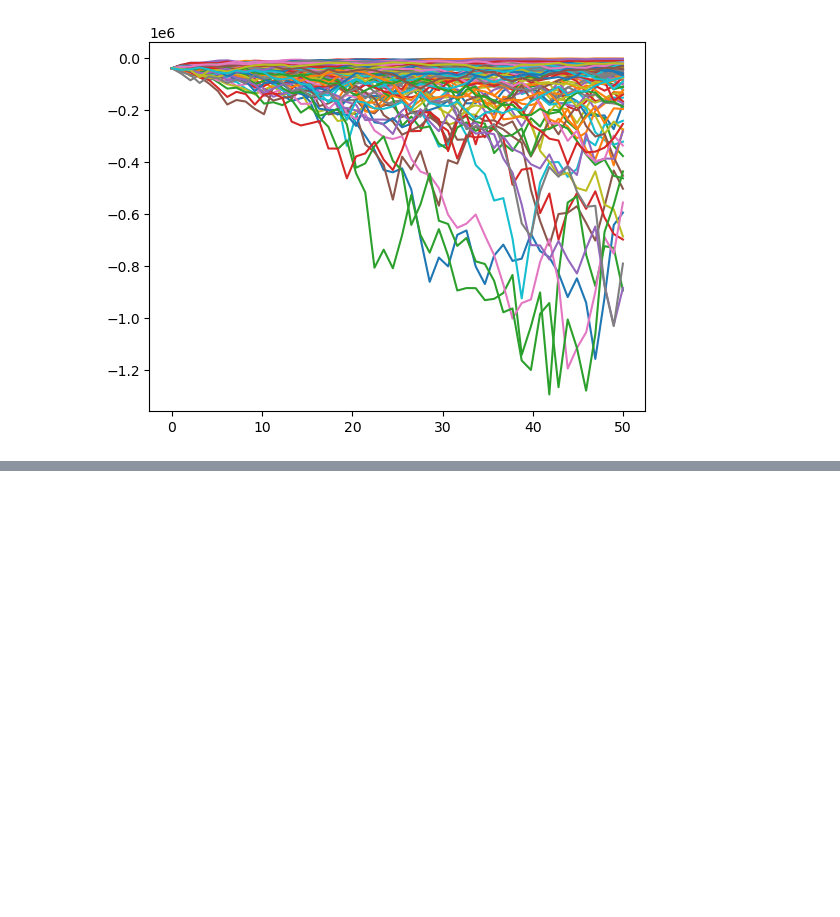
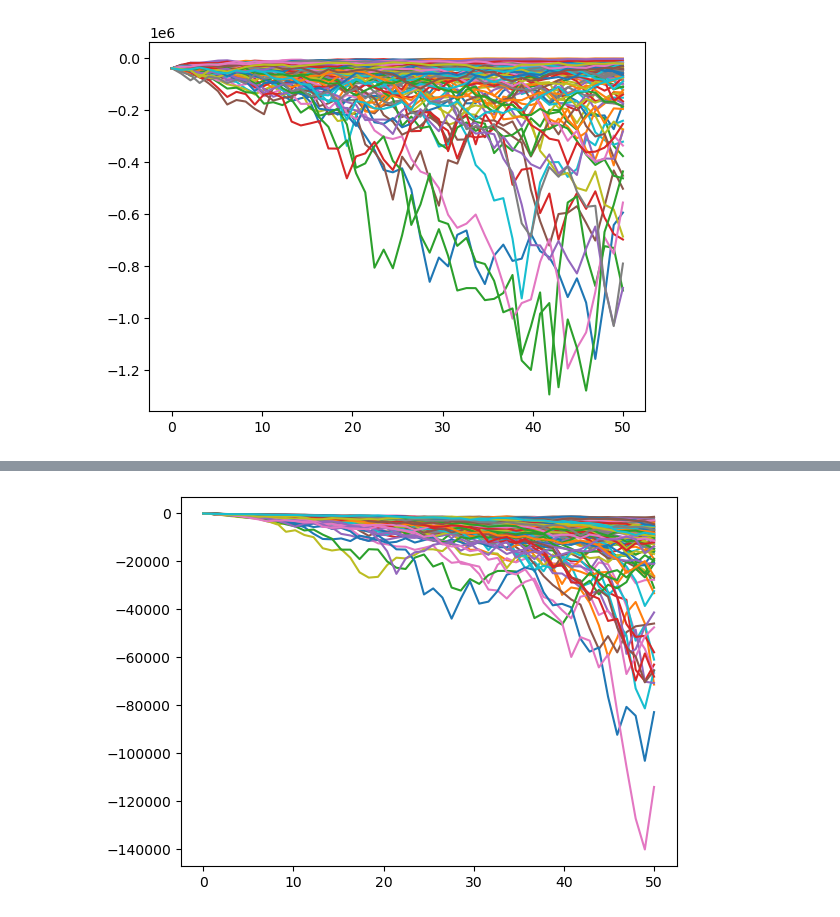
Before and after one commit to NoeDebrois/MSc-Mathematical-Engineering, a Jupyter notebook: Courses/Insurance and Econometrics/Insurance_Project.ipynb, the cells around one changed output, grey strips where cells are left out. Saved outputs shown, nothing was run; the diff lists cells and outputs as text; code cells hidden in the pictures; blank space fills up the shorter version.

```diff
--- a/Courses/Insurance and Econometrics/Insurance_Project.ipynb
+++ b/Courses/Insurance and Econometrics/Insurance_Project.ipynb
@@ -247,0 +281,4 @@ plt.plot(tt, Loss_EQ.T);
+# %%
+plt.plot(tt, loss_down.T);
+# %% [output]
+[figure, added]
```
Also changed, not shown: parts of 8 cells of this notebook.
